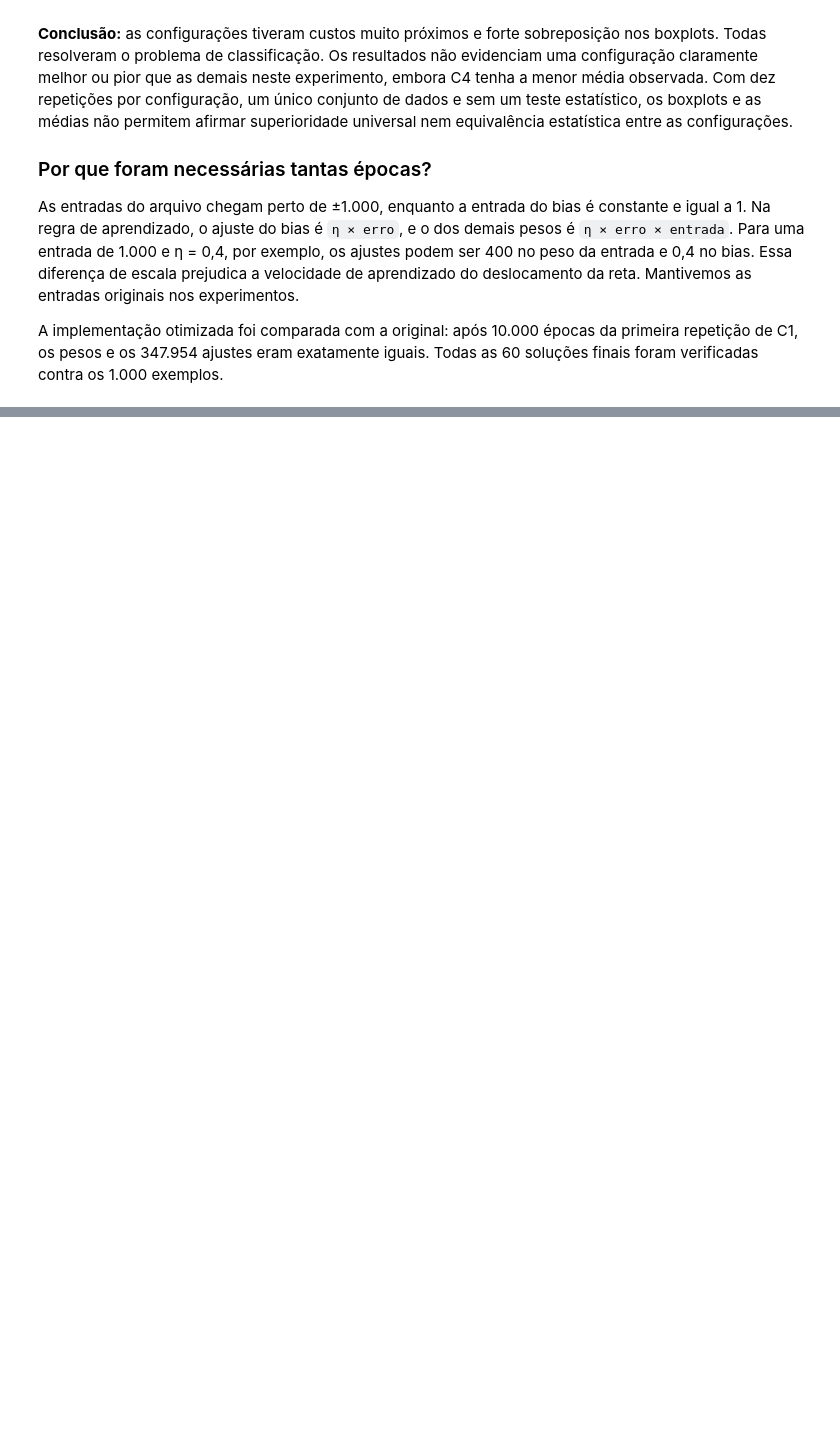
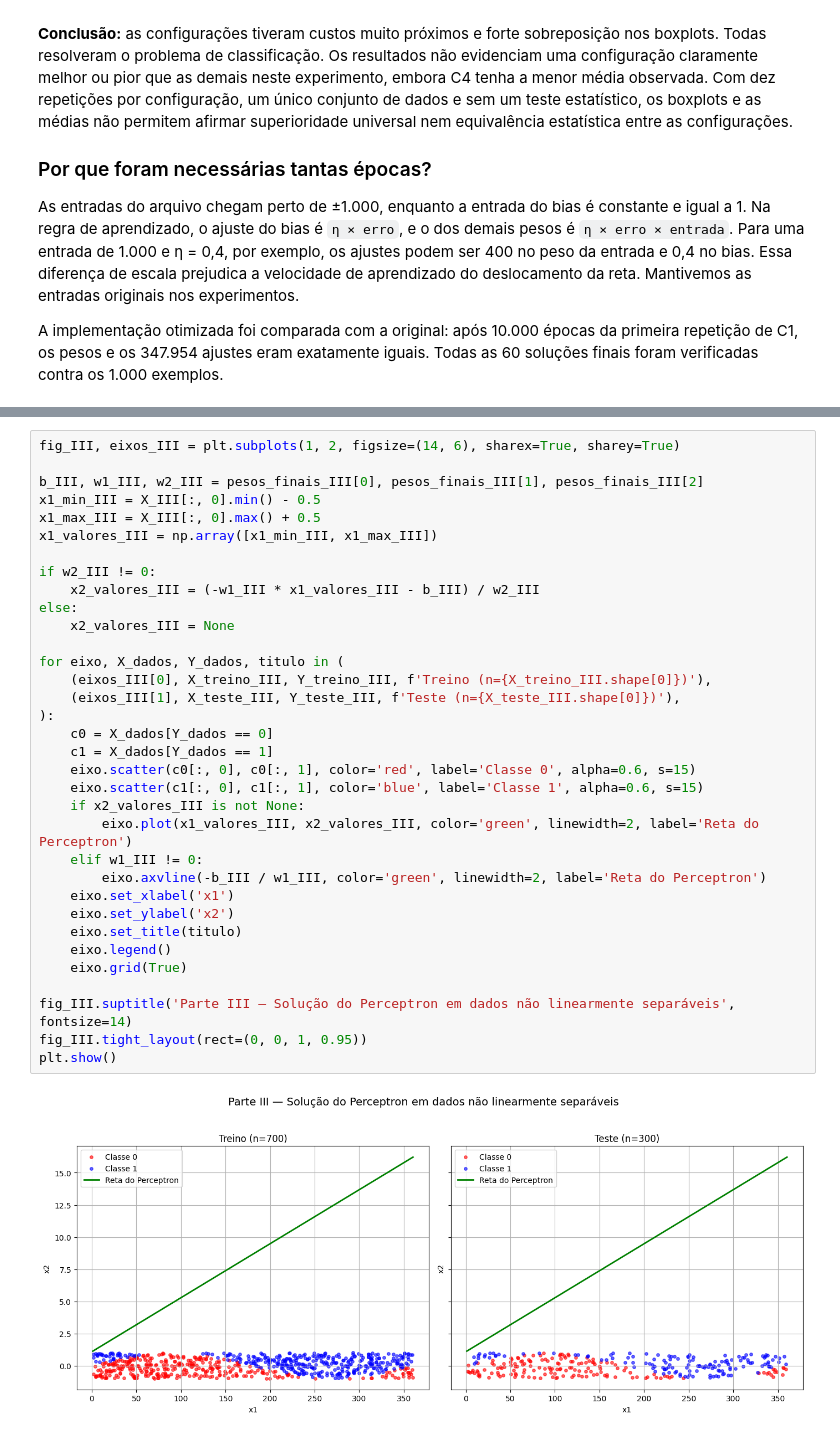
Before and after one commit to felipelopes7/RNA-Projeto-Pr-tico-2.1---Felipe-Lopes-Lucas-Lima-Vin-cius-Souza, a Jupyter notebook: notebook.ipynb, the cells around one changed output, grey strips where cells are left out. Saved outputs shown, nothing was run; the diff lists cells and outputs as text; blank space fills up the shorter version.

```diff
--- a/notebook.ipynb
+++ b/notebook.ipynb
@@ -517,0 +739,36 @@ iguais. Todas as 60 soluções finais foram verificadas contra os 1.000 exemplos
+# %%
+fig_III, eixos_III = plt.subplots(1, 2, figsize=(14, 6), sharex=True, sharey=True)
+
+b_III, w1_III, w2_III = pesos_finais_III[0], pesos_finais_III[1], pesos_finais_III[2]
+x1_min_III = X_III[:, 0].min() - 0.5
+x1_max_III = X_III[:, 0].max() + 0.5
+x1_valores_III = np.array([x1_min_III, x1_max_III])
+
+if w2_III != 0:
+    x2_valores_III = (-w1_III * x1_valores_III - b_III) / w2_III
+else:
+    x2_valores_III = None
+
+for eixo, X_dados, Y_dados, titulo in (
+    (eixos_III[0], X_treino_III, Y_treino_III, f'Treino (n={X_treino_III.shape[0]})'),
+    (eixos_III[1], X_teste_III, Y_teste_III, f'Teste (n={X_teste_III.shape[0]})'),
+):
+    c0 = X_dados[Y_dados == 0]
+    c1 = X_dados[Y_dados == 1]
+    eixo.scatter(c0[:, 0], c0[:, 1], color='red', label='Classe 0', alpha=0.6, s=15)
+    eixo.scatter(c1[:, 0], c1[:, 1], color='blue', label='Classe 1', alpha=0.6, s=15)
+    if x2_valores_III is not None:
+        eixo.plot(x1_valores_III, x2_valores_III, color='green', linewidth=2, label='Reta do Perceptron')
+    elif w1_III != 0:
+        eixo.axvline(-b_III / w1_III, color='green', linewidth=2, label='Reta do Perceptron')
+    eixo.set_xlabel('x1')
+    eixo.set_ylabel('x2')
+    eixo.set_title(titulo)
+    eixo.legend()
+    eixo.grid(True)
+
+fig_III.suptitle('Parte III — Solução do Perceptron em dados não linearmente separáveis', fontsize=14)
+fig_III.tight_layout(rect=(0, 0, 1, 0.95))
+plt.show()
+# %% [output]
+[figure, added]
```
Also changed, not shown: parts of 13 cells of this notebook.
